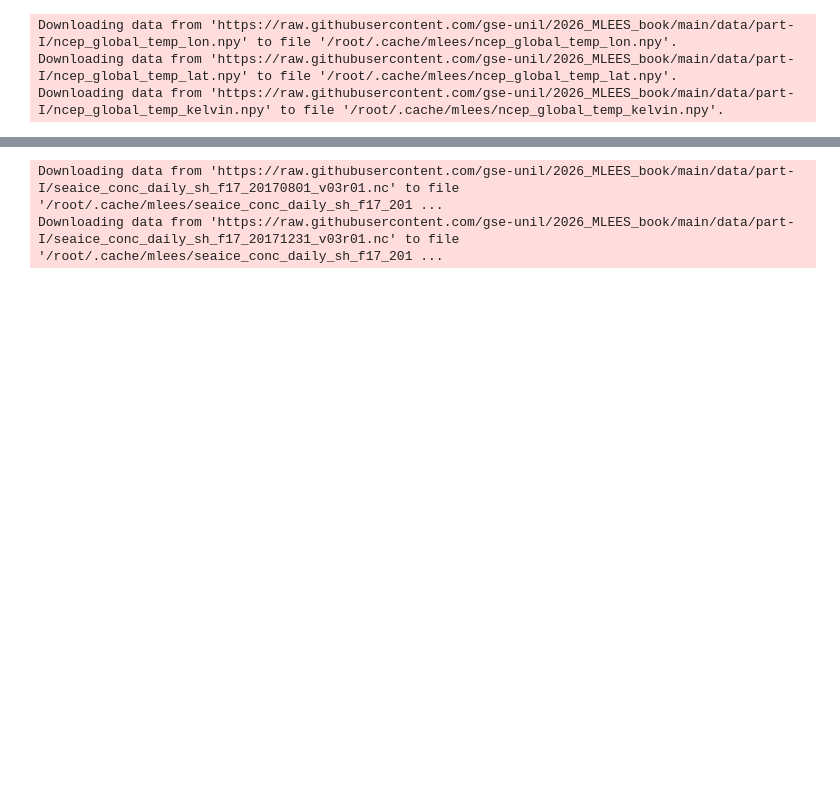
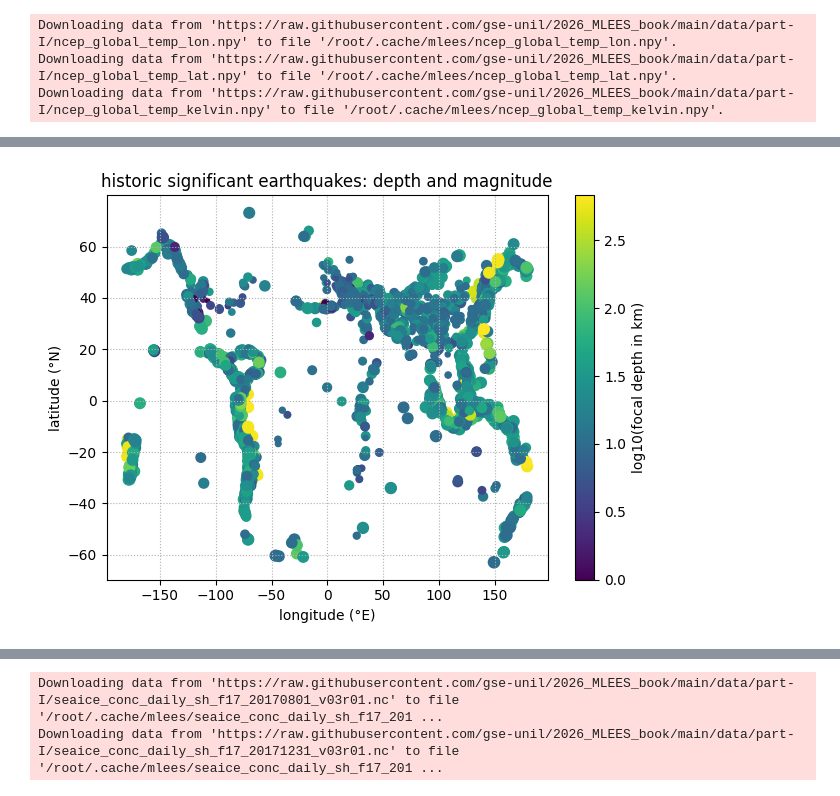
Before and after one commit to fiona-crdt/2026_Intro_Python, a Jupyter notebook: live/part-I/1.4-matplotlib-and-xarray-exercises.ipynb, the cells around one changed output, grey strips where cells are left out. Cells and saved outputs as stored; diff of their text form; code cells hidden in the pictures; blank space fills up the shorter version.

```diff
--- a/live/part-I/1.4-matplotlib-and-xarray-exercises.ipynb
+++ b/live/part-I/1.4-matplotlib-and-xarray-exercises.ipynb
@@ -493,15 +491,43 @@ Downloading data from 'https://raw.githubusercontent.com/gse-unil/2026_MLEES_boo
 # %%
-# Your solution here
 # Hint: np.genfromtxt(path, delimiter="\t", skip_header=1) loads the whole file; every
 #       non-numeric field becomes NaN, which is what you want here. Pull the four columns out
 #       by position -- the focal depth, for example, is arr[:, 8]
+#import data
+arr = np.genfromtxt(path, delimiter="\t", skip_header=1)
+#select columns
+focal_depth = arr[:, 8]
+eq_primary = arr[:, 9]
+latitude = arr[:, 20]
+longitude = arr[:, 21]
+
 # Hint: keep only the rows where depth and magnitude are both above zero and latitude and
 #       longitude are not NaN. & combines two masks element-wise ("and"), and ~ flips one
 #       ("not"), so ~np.isnan(latitude) is True wherever the latitude is present
+filter = ((focal_depth>0)&
+          (eq_primary>0)&
+          ~np.isnan(latitude)&
+           ~np.isnan(longitude)
+)
+points = plt.scatter(
+    longitude[filter],
+    latitude[filter],
+    c=np.log10(focal_depth[filter]),
+    s=eq_primary[filter] ** 2
+)
+fig = plt.colorbar(points, label="log10(focal depth in km)")
+plt.xlabel("longitude (°E)")
+plt.ylabel("latitude (°N)")
+plt.title("historic significant earthquakes: depth and magnitude")
+plt.grid(True, linestyle=":")
+plt.tight_layout()
+plt.show()
+
 # Hint: colour the points by np.log10 of the focal depth -- the base-10 logarithm, applied
 #       element-wise, which spreads out depths from under a kilometre to several hundred --
 #       and set the point area to the square of the magnitude
 # Hint: add a labelled colorbar, axis labels, a title, and a dotted grid
+# %% [output]
+[figure, added]
 # %% [markdown]
 ## Exercise 22: Antarctic sea ice, summer against winter
 
```
Also changed, not shown: parts of 3 cells of this notebook.
